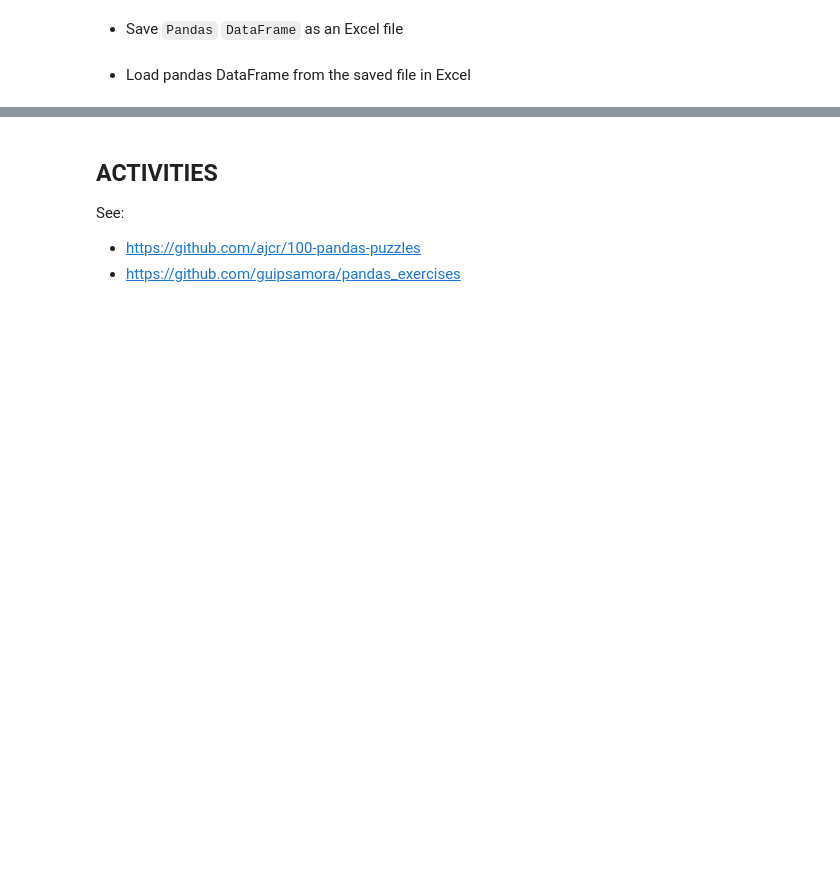
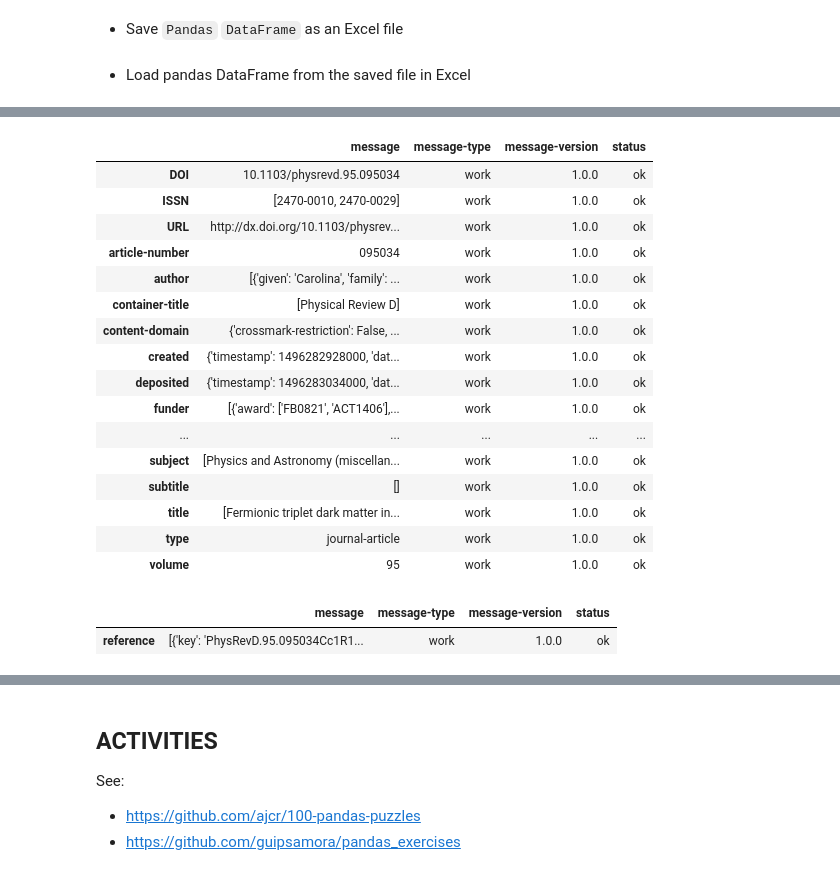
Before and after one commit to restrepo/data-analysis, a Jupyter notebook: Pandas.ipynb, the cells around one changed output, grey strips where cells are left out. Saved outputs shown, nothing was run; the diff lists cells and outputs as text; code cells hidden in the pictures; blank space fills up the shorter version.

```diff
--- a/Pandas.ipynb
+++ b/Pandas.ipynb
@@ -222,0 +267,25 @@ for k in ['Name','Nacionality','Age','Company']:
+# %%
+doi
+# %% [output]
+|  | message | message-type | message-version | status |
+| DOI | 10.1103/physrevd.95.095034 | work | 1.0.0 | ok |
+| ISSN | [2470-0010, 2470-0029] | work | 1.0.0 | ok |
+| URL | http://dx.doi.org/10.1103/physrev... | work | 1.0.0 | ok |
+| article-number | 095034 | work | 1.0.0 | ok |
+| author | [{'given': 'Carolina', 'family': ... | work | 1.0.0 | ok |
+| container-title | [Physical Review D] | work | 1.0.0 | ok |
+| content-domain | {'crossmark-restriction': False, ... | work | 1.0.0 | ok |
+| created | {'timestamp': 1496282928000, 'dat... | work | 1.0.0 | ok |
+| deposited | {'timestamp': 1496283034000, 'dat... | work | 1.0.0 | ok |
+| funder | [{'award': ['FB0821', 'ACT1406'],... | work | 1.0.0 | ok |
+| ... | ... | ... | ... | ... |
+| subject | [Physics and Astronomy (miscellan... | work | 1.0.0 | ok |
+| subtitle | [] | work | 1.0.0 | ok |
+| title | [Fermionic triplet dark matter in... | work | 1.0.0 | ok |
+| type | journal-article | work | 1.0.0 | ok |
+| volume | 95 | work | 1.0.0 | ok |
+# %%
+doi.loc[['reference']]
+# %% [output]
+|  | message | message-type | message-version | status |
+| reference | [{'key': 'PhysRevD.95.095034Cc1R1... | work | 1.0.0 | ok |
```
Also changed, not shown: parts of 12 cells of this notebook, 2 other files.
